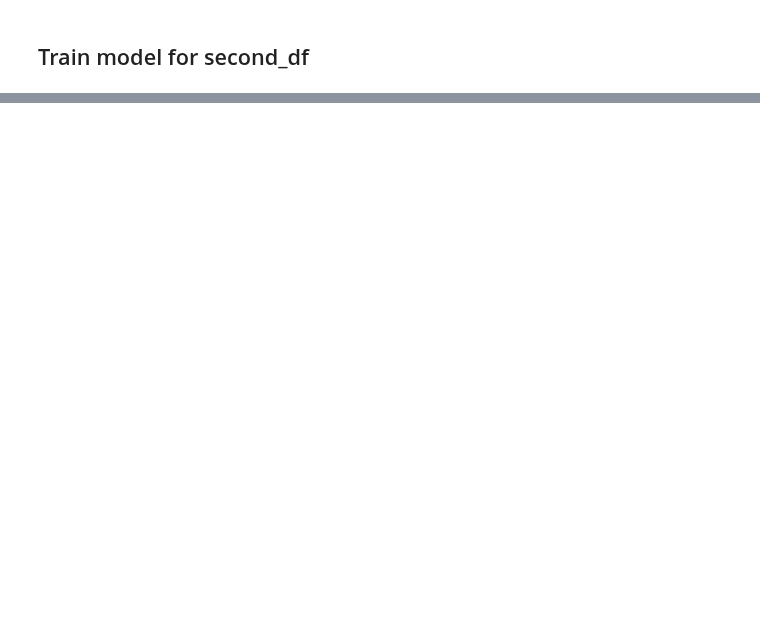
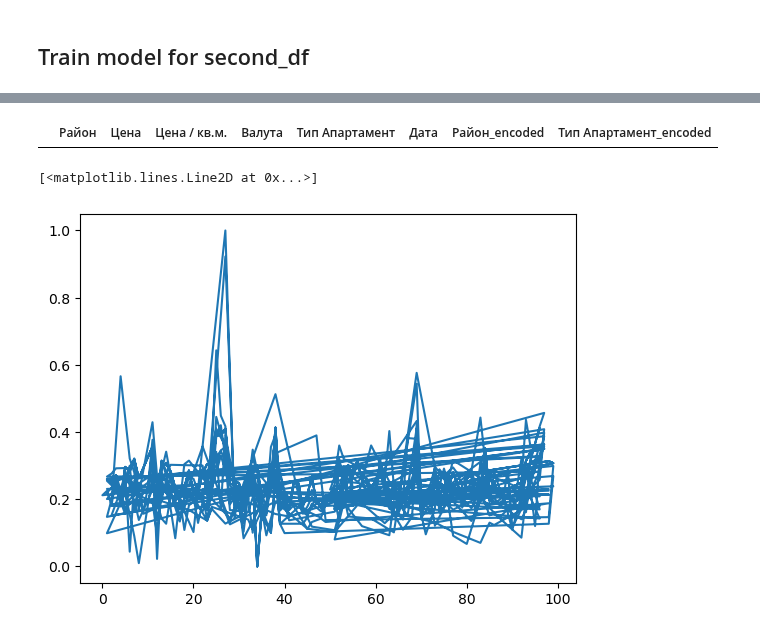
Before and after one commit to GalkaKG/Predicting-Sofia-Real-Estate-Prices, a Jupyter notebook: Predicting Sofia Real Estate Prices.ipynb, the cells around one changed output, grey strips where cells are left out. Cells and saved outputs as stored; diff of their text form; code cells hidden in the pictures; blank space fills up the shorter version.

```diff
--- a/Predicting Sofia Real Estate Prices.ipynb
+++ b/Predicting Sofia Real Estate Prices.ipynb
@@ -1067,0 +1189,12 @@ plt.show()
+# %%
+x = combined_df['Район_encoded']
+y = combined_df['Цена / кв.м.']
+# %%
+combined_df[combined_df['Цена / кв.м.'] > 4000]
+# %% [output]
+|  | Район | Цена | Цена / кв.м. | Валута | Тип Апартамент | Дата | Район_encoded | Тип Апартамент_encoded |
+# %%
+plt.plot(x, y)
+# %% [output]
+[<matplotlib.lines.Line2D at 0x...>]
+[figure, added]
```
Also changed, not shown: parts of 37 cells of this notebook.
